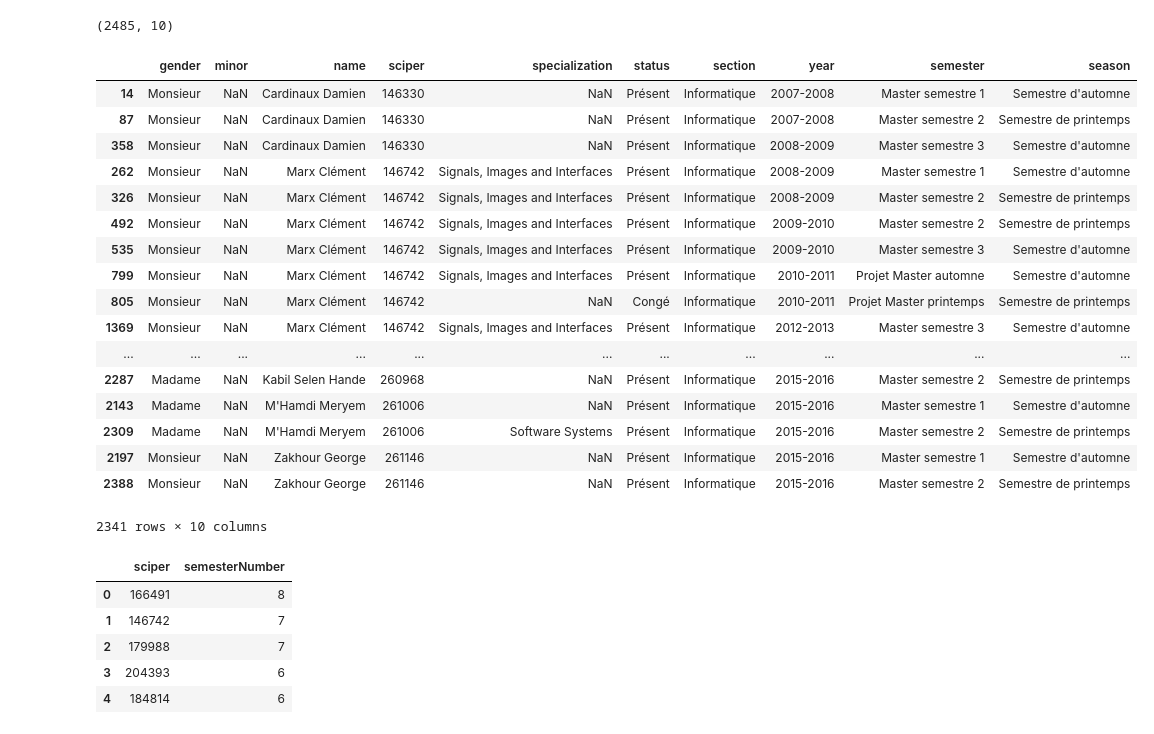
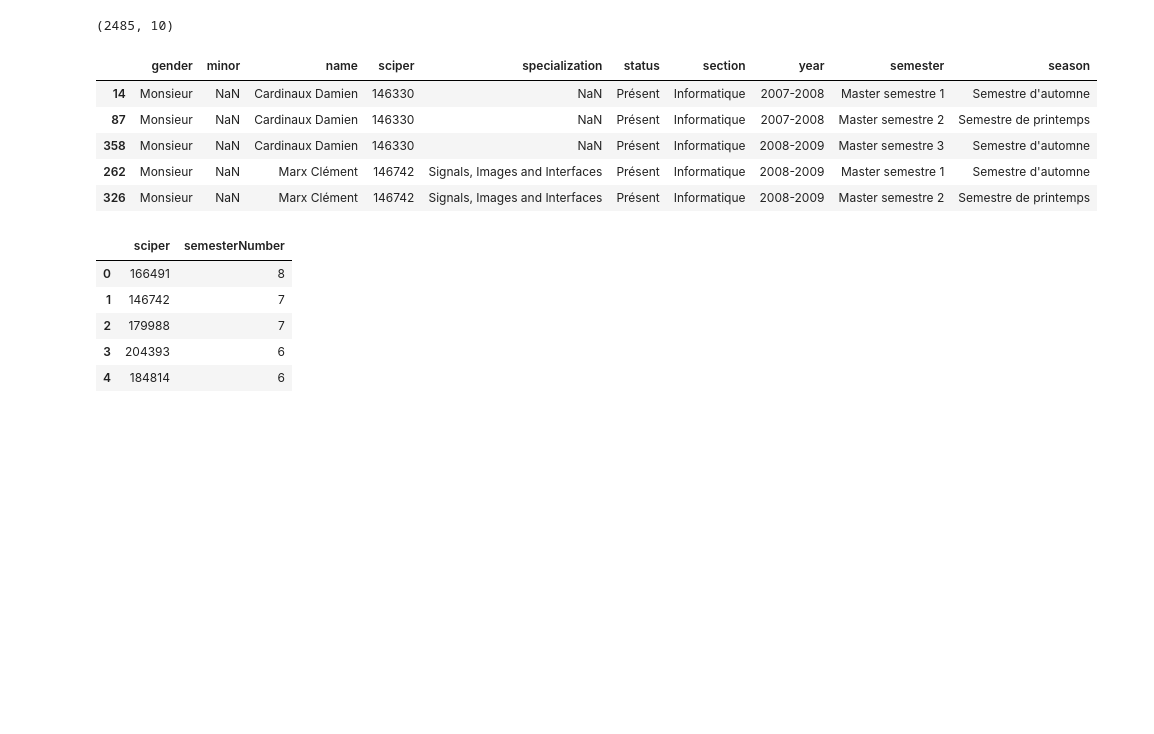
Before and after one commit to Rivollet/ADAHomework, a Jupyter notebook: 02 - Data from the Web/Web data Notebook.ipynb, the cells around one changed output. Saved outputs shown, nothing was run; the diff lists cells and outputs as text; code cells hidden in the pictures; blank space fills up the shorter version.

```diff
--- a/02 - Data from the Web/Web data Notebook.ipynb
+++ b/02 - Data from the Web/Web data Notebook.ipynb
@@ -455,26 +508,14 @@ sem2_scipers = data_ma[data_ma.semester == 'Master semestre 2'].sciper.drop_dupl
 correct_scipers = pd.Series(list(set(sem1_scipers).intersection(set(sem2_scipers)))).sort_values(ascending=True)
 # %%
 data_corrected_ma = data_ma[data_ma['sciper'].isin(correct_scipers)]
-data_corrected_ma
+data_corrected_ma.head(5)
 # %% [output]
 |  | gender | minor | name | sciper | specialization | status | section | year | semester | season |
 | 14 | Monsieur | NaN | Cardinaux Damien | 146330 | NaN | Présent | Informatique | 2007-2008 | Master semestre 1 | Semestre d'automne |
 | 87 | Monsieur | NaN | Cardinaux Damien | 146330 | NaN | Présent | Informatique | 2007-2008 | Master semestre 2 | Semestre de printemps |
 | 358 | Monsieur | NaN | Cardinaux Damien | 146330 | NaN | Présent | Informatique | 2008-2009 | Master semestre 3 | Semestre d'automne |
 | 262 | Monsieur | NaN | Marx Clément | 146742 | Signals, Images and Interfaces | Présent | Informatique | 2008-2009 | Master semestre 1 | Semestre d'automne |
 | 326 | Monsieur | NaN | Marx Clément | 146742 | Signals, Images and Interfaces | Présent | Informatique | 2008-2009 | Master semestre 2 | Semestre de printemps |
-| 492 | Monsieur | NaN | Marx Clément | 146742 | Signals, Images and Interfaces | Présent | Informatique | 2009-2010 | Master semestre 2 | Semestre de printemps |
-| 535 | Monsieur | NaN | Marx Clément | 146742 | Signals, Images and Interfaces | Présent | Informatique | 2009-2010 | Master semestre 3 | Semestre d'automne |
-| 799 | Monsieur | NaN | Marx Clément | 146742 | Signals, Images and Interfaces | Présent | Informatique | 2010-2011 | Projet Master automne | Semestre d'automne |
-| 805 | Monsieur | NaN | Marx Clément | 146742 | NaN | Congé | Informatique | 2010-2011 | Projet Master printemps | Semestre de printemps |
-| 1369 | Monsieur | NaN | Marx Clément | 146742 | Signals, Images and Interfaces | Présent | Informatique | 2012-2013 | Master semestre 3 | Semestre d'automne |
-| ... | ... | ... | ... | ... | ... | ... | ... | ... | ... | ... |
-| 2287 | Madame | NaN | Kabil Selen Hande | 260968 | NaN | Présent | Informatique | 2015-2016 | Master semestre 2 | Semestre de printemps |
-| 2143 | Madame | NaN | M'Hamdi Meryem | 261006 | NaN | Présent | Informatique | 2015-2016 | Master semestre 1 | Semestre d'automne |
-| 2309 | Madame | NaN | M'Hamdi Meryem | 261006 | Software Systems | Présent | Informatique | 2015-2016 | Master semestre 2 | Semestre de printemps |
-| 2197 | Monsieur | NaN | Zakhour George | 261146 | NaN | Présent | Informatique | 2015-2016 | Master semestre 1 | Semestre d'automne |
-| 2388 | Monsieur | NaN | Zakhour George | 261146 | NaN | Présent | Informatique | 2015-2016 | Master semestre 2 | Semestre de printemps |
-2341 rows × 10 columns
 # %%
 semester_number_ma = data_corrected_ma.sciper.value_counts().to_frame()
 semester_number_ma.reset_index(level = 0, inplace = True)
```
Also changed, not shown: parts of 20 cells of this notebook, 1 other file.
